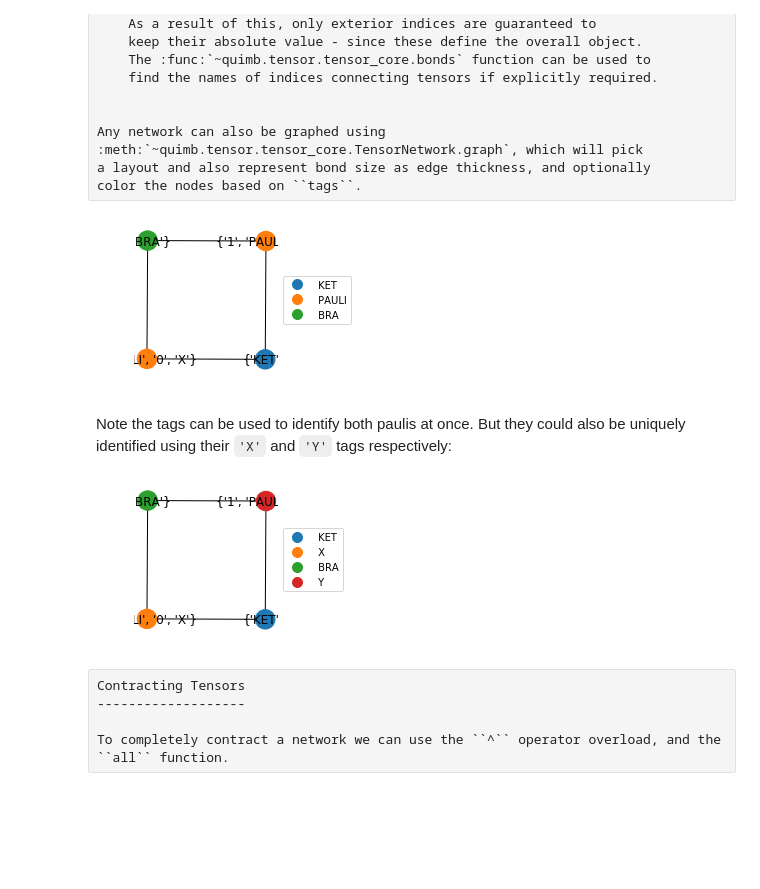
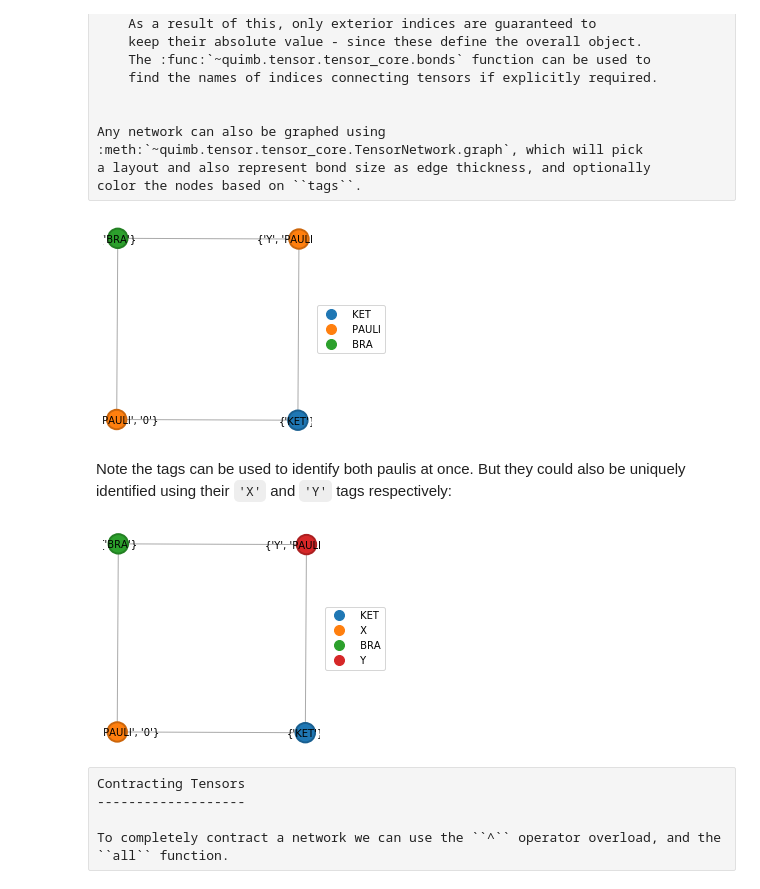
Before and after one commit to jcmgray/quimb, a Jupyter notebook: docs/tensor-basics.ipynb, the cells around one changed output. Saved outputs shown, nothing was run; the diff lists cells and outputs as text; code cells hidden in the pictures; blank space fills up the shorter version.

```diff
--- a/docs/tensor-basics.ipynb
+++ b/docs/tensor-basics.ipynb
@@ -110,15 +110,15 @@ Any network can also be graphed using
 a layout and also represent bond size as edge thickness, and optionally
 color the nodes based on ``tags``.
 # %%
-TN.graph(color=['KET', 'PAULI', 'BRA'], figsize=(2, 2))
+TN.graph(color=['KET', 'PAULI', 'BRA'], figsize=(4, 4))
 # %% [output]
-[figure, old version]
+[figure, new version]
 # %% [markdown]
 Note the tags can be used to identify both paulis at once. But they could also be uniquely identified using their ``'X'`` and ``'Y'`` tags respectively:
 # %%
-TN.graph(color=['KET', 'X', 'BRA', 'Y'], figsize=(2, 2))
+TN.graph(color=['KET', 'X', 'BRA', 'Y'], figsize=(4, 4))
 # %% [output]
-[figure, old version]
+[figure, new version]
 # %% [raw]
 Contracting Tensors
 -------------------
```
Also changed, not shown: parts of 7 cells of this notebook, 4 other files.
